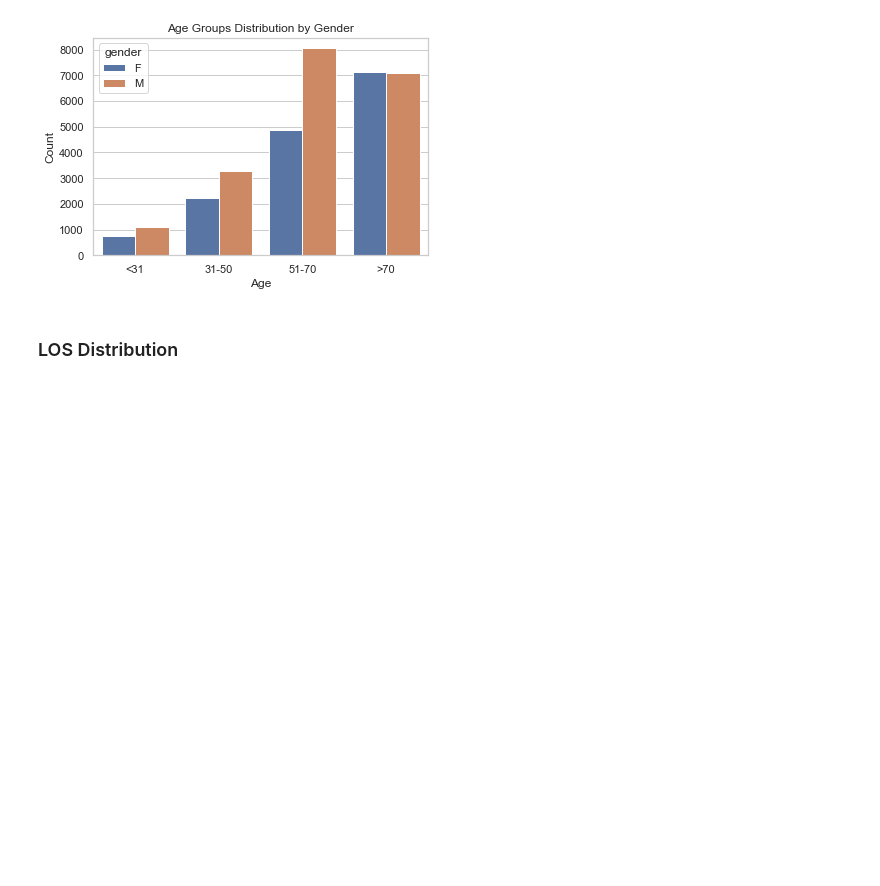
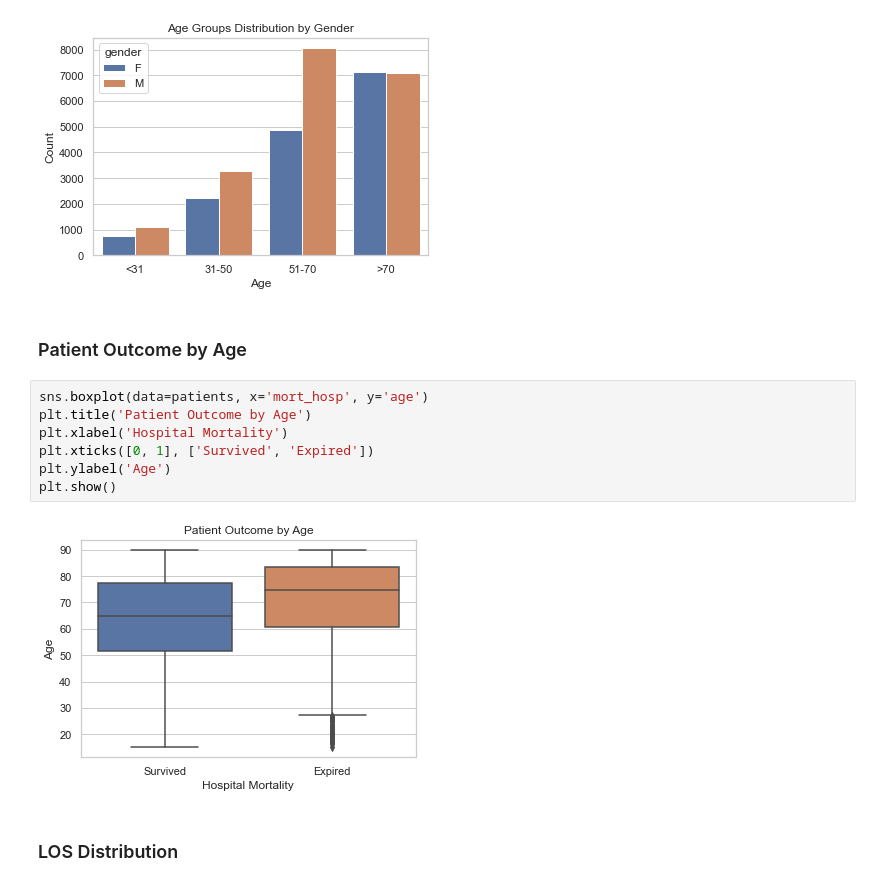
Before and after one commit to drama-404/FuzzyMedNet, a Jupyter notebook: notebooks/patient_stay/EDA for Patient Data.ipynb, the cells around one changed output. Cells and saved outputs as stored; diff of their text form; blank space fills up the shorter version.

```diff
--- a/notebooks/patient_stay/EDA for Patient Data.ipynb
+++ b/notebooks/patient_stay/EDA for Patient Data.ipynb
@@ -386,6 +415,17 @@ plt.ylabel('Count')
 plt.show()
 # %% [output]
 [figure]
+# %% [markdown]
+### Patient Outcome by Age
+# %%
+sns.boxplot(data=patients, x='mort_hosp', y='age')
+plt.title('Patient Outcome by Age')
+plt.xlabel('Hospital Mortality')
+plt.xticks([0, 1], ['Survived', 'Expired'])
+plt.ylabel('Age')
+plt.show()
+# %% [output]
+[figure, added]
 # %% [markdown]
 ### LOS Distribution
 # %%
```
Also changed, not shown: parts of 19 cells of this notebook, 2 other files.
